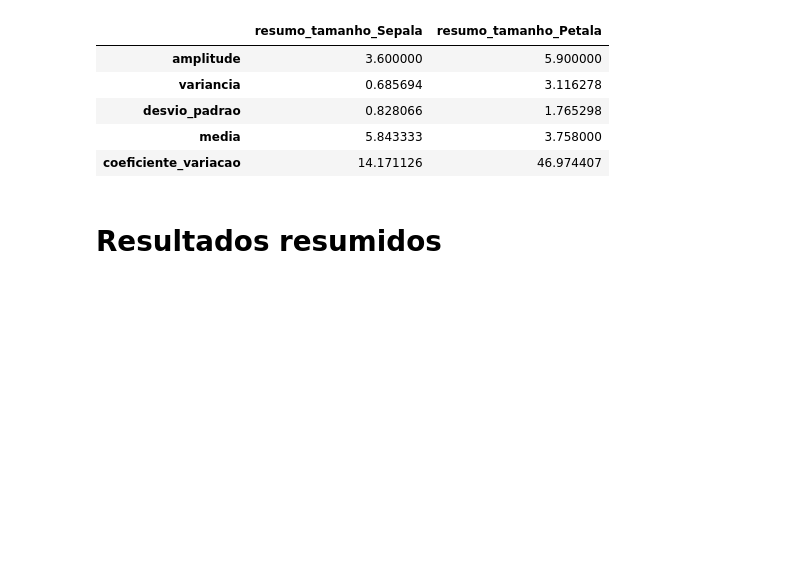
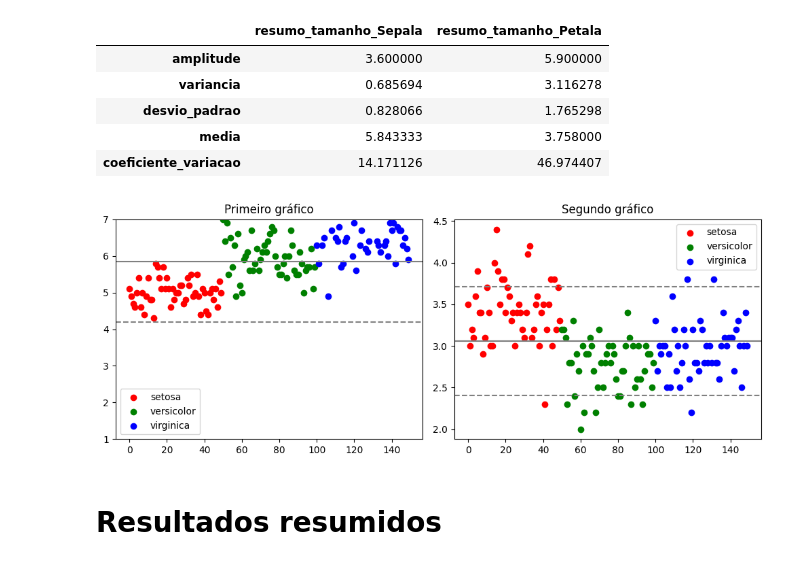
Before and after one commit to ferpatugo/Estatistica-Python, a Jupyter notebook: Aula_Prática_03_ED_Python_Medidas_de_dispersão.ipynb, the cells around one changed output. Drawn from its saved outputs; the diff is of its cells as text; code cells hidden in the pictures; blank space fills up the shorter version.

```diff
--- a/Aula_Prática_03_ED_Python_Medidas_de_dispersão.ipynb
+++ b/Aula_Prática_03_ED_Python_Medidas_de_dispersão.ipynb
@@ -100,6 +115,53 @@ consolidado_comparativo
 | desvio_padrao | 0.828066 | 1.765298 |
 | media | 5.843333 | 3.758000 |
 | coeficiente_variacao | 14.171126 | 46.974407 |
+# %%
+import matplotlib.pyplot as plt
+import numpy as np
+import pandas as pd
+from sklearn import datasets
+
+# Carrega o dataset iris, supondo a0 e a1 como colunas específicas (exemplo: comprimento e largura da sépala)
+iris = datasets.load_iris(as_frame=True)
+df = iris.frame
+a0 = df['sepal length (cm)']
+a1 = df['sepal width (cm)']
+
+# Códigos de cor por espécie
+species_unique = df['target'].unique()
+colors = ['r', 'g', 'b']
+species_map = dict(zip(species_unique, colors))
+
+# Cria figura com 2 gráficos lado a lado
+fig, axes = plt.subplots(1, 2, figsize=(10, 4))
+
+# Plot 1: Equivalente ao primeiro gráfico em R
+for sp in species_unique:
+    idx = df['target'] == sp
+    axes[0].scatter(np.where(idx)[0], a0[idx], c=species_map[sp], label=iris.target_names[sp])
+
+axes[0].axhline(y=a0.mean(), color='gray', linestyle='-')
+axes[0].axhline(y=a0.mean() - 2*a0.std(), color='gray', linestyle='--')
+axes[0].axhline(y=a0.mean() + 2*a0.std(), color='gray', linestyle='--')
+axes[0].set_ylim([1, 7])
+axes[0].legend()
+axes[0].set_title('Primeiro gráfico')
+
+# Plot 2: Equivalente ao segundo gráfico em R
+for sp in species_unique:
+    idx = df['target'] == sp
+    axes[1].scatter(np.where(idx)[0], a1[idx], c=species_map[sp], label=iris.target_names[sp])
+
+axes[1].axhline(y=a1.mean(), color='gray', linestyle='-')
+axes[1].axhline(y=a1.mean() - 1.5*a1.std(), color='gray', linestyle='--')
+axes[1].axhline(y=a1.mean() + 1.5*a1.std(), color='gray', linestyle='--')
+axes[1].legend()
+axes[1].set_title('Segundo gráfico')
+
+plt.tight_layout()
+plt.show()
+# %% [output]
+[figure, added]
 # %% [markdown]
 
 # Resultados resumidos
```
Also changed, not shown: parts of 5 cells of this notebook.
